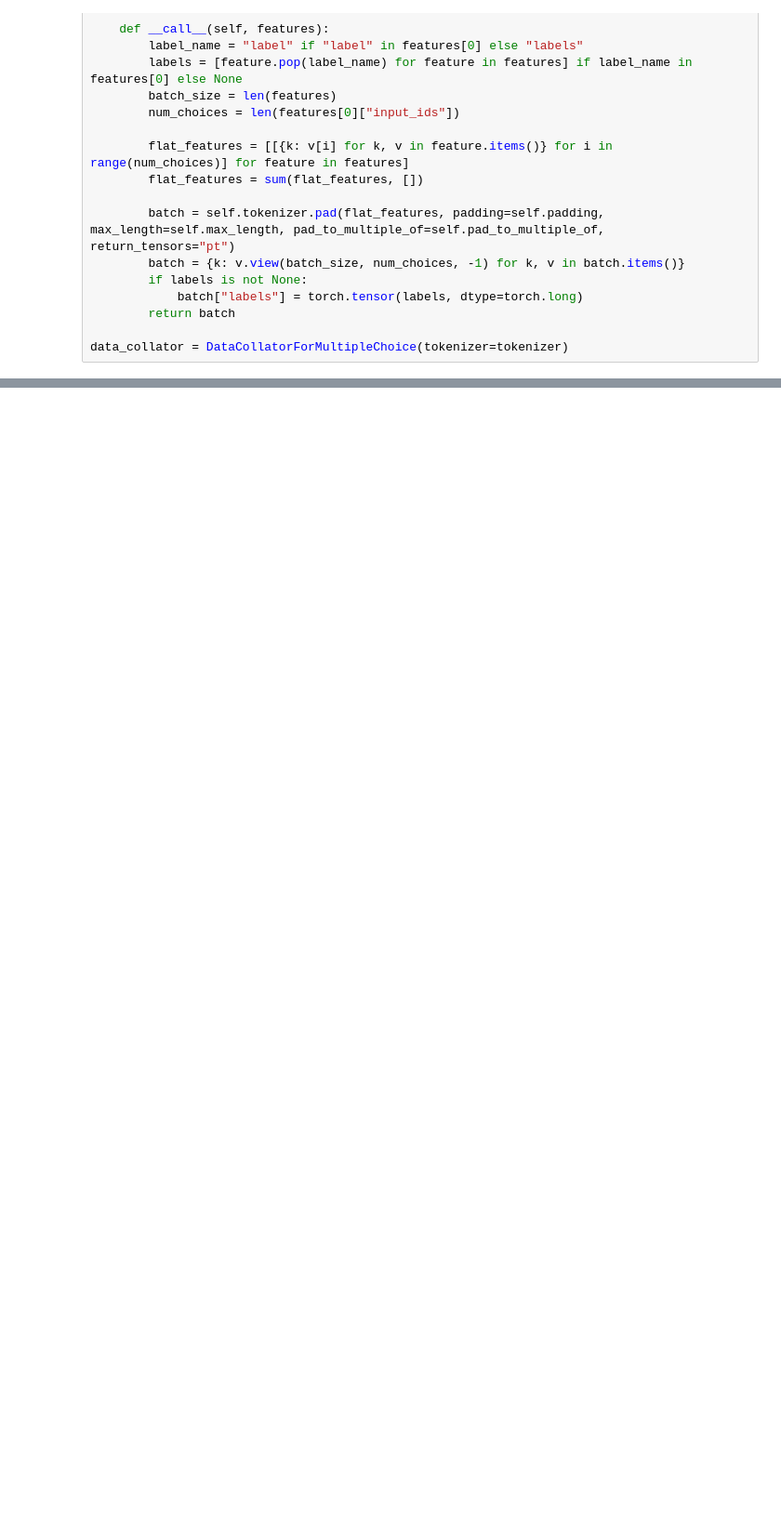
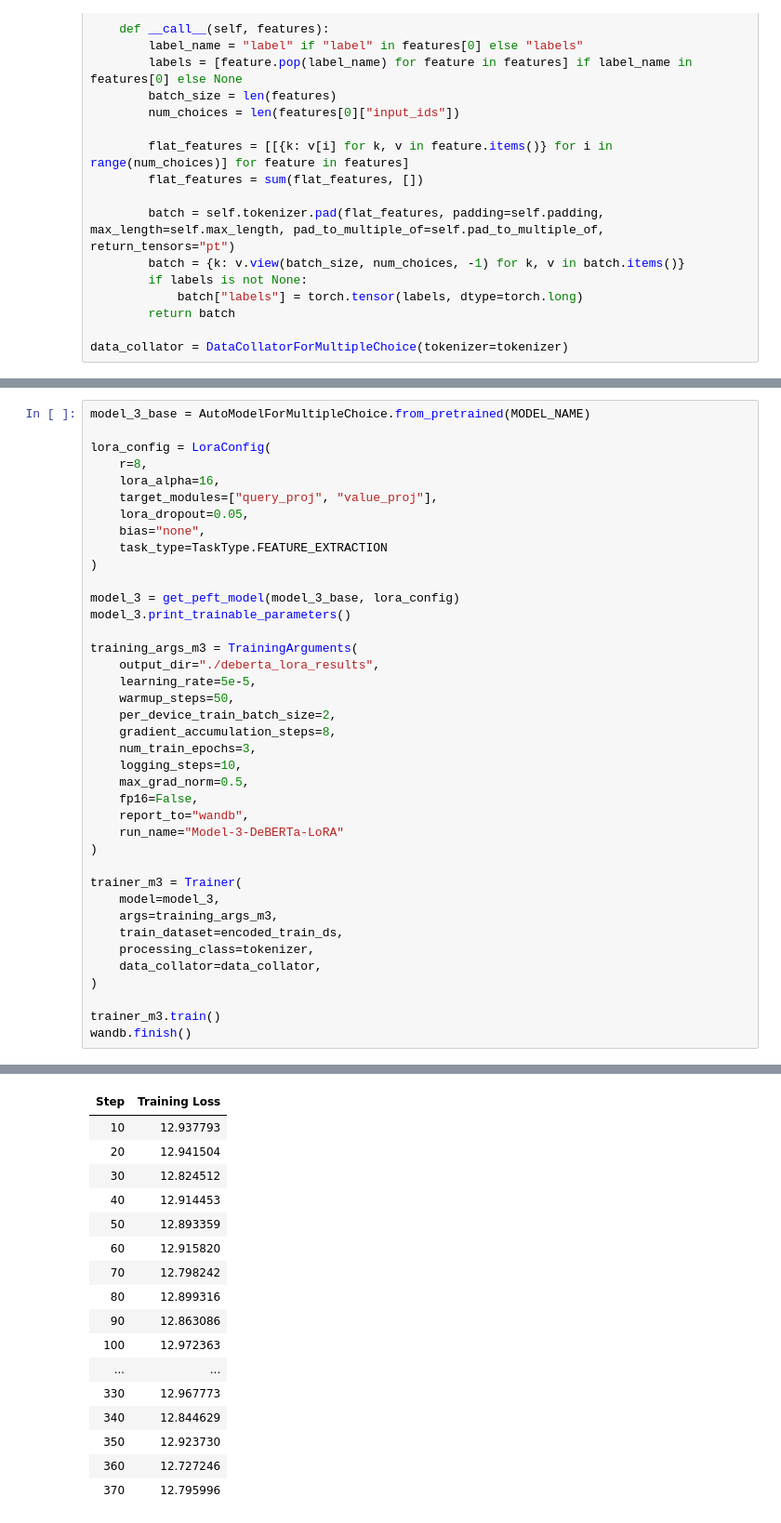
Before and after one commit to 22f2000691/dlgenai-t22026, a Jupyter notebook: DL-22f2000691-notebook-t22026.ipynb, the cells around one changed output, grey strips where cells are left out. Shown at 93% size. Saved outputs shown, nothing was run; the diff lists cells and outputs as text; blank space fills up the shorter version.

```diff
--- a/DL-22f2000691-notebook-t22026.ipynb
+++ b/DL-22f2000691-notebook-t22026.ipynb
@@ -910 +775,41 @@ Run history:
 ... (4 outputs left out)
+# %%
+model_3_base = AutoModelForMultipleChoice.from_pretrained(MODEL_NAME)
+
+lora_config = LoraConfig(
+    r=8,
+    lora_alpha=16,
+    target_modules=["query_proj", "value_proj"],
+    lora_dropout=0.05,
+    bias="none",
+    task_type=TaskType.FEATURE_EXTRACTION
+)
+
+model_3 = get_peft_model(model_3_base, lora_config)
+model_3.print_trainable_parameters()
+
+training_args_m3 = TrainingArguments(
+    output_dir="./deberta_lora_results",
+    learning_rate=5e-5,
+    warmup_steps=50,
+    per_device_train_batch_size=2,
+    gradient_accumulation_steps=8,
+    num_train_epochs=3,
+    logging_steps=10,
+    max_grad_norm=0.5,
+    fp16=False,
+    report_to="wandb",
+    run_name="Model-3-DeBERTa-LoRA"
+)
+
+trainer_m3 = Trainer(
+    model=model_3,
+    args=training_args_m3,
+    train_dataset=encoded_train_ds,
+    processing_class=tokenizer,
+    data_collator=data_collator,
+)
+
+trainer_m3.train()
+wandb.finish()
+# %% [output]
@@ -910,0 +842,17 @@ Run history:
+| Step | Training Loss |
+| 10 | 12.937793 |
+| 20 | 12.941504 |
+| 30 | 12.824512 |
+| 40 | 12.914453 |
+| 50 | 12.893359 |
+| 60 | 12.915820 |
+| 70 | 12.798242 |
+| 80 | 12.899316 |
+| 90 | 12.863086 |
+| 100 | 12.972363 |
+| ... | ... |
+| 330 | 12.967773 |
+| 340 | 12.844629 |
+| 350 | 12.923730 |
+| 360 | 12.727246 |
+| 370 | 12.795996 |
```
Also changed, not shown: parts of 12 cells of this notebook.
